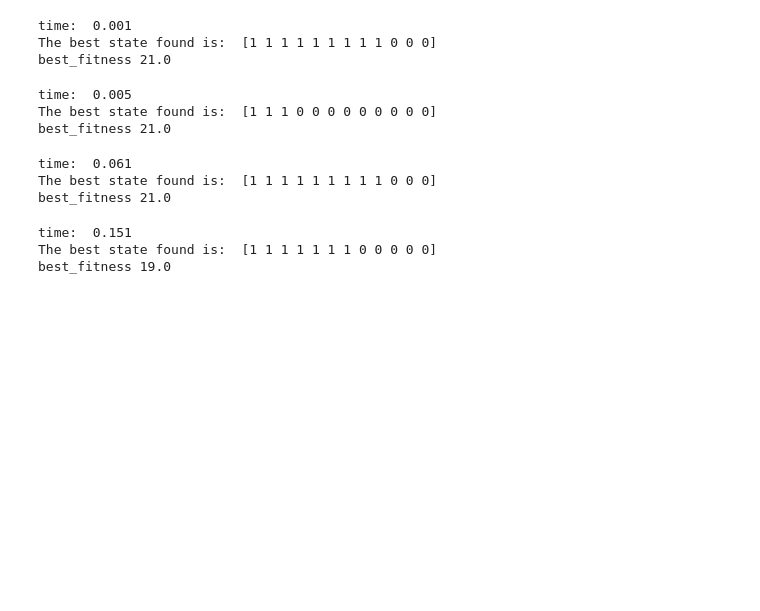
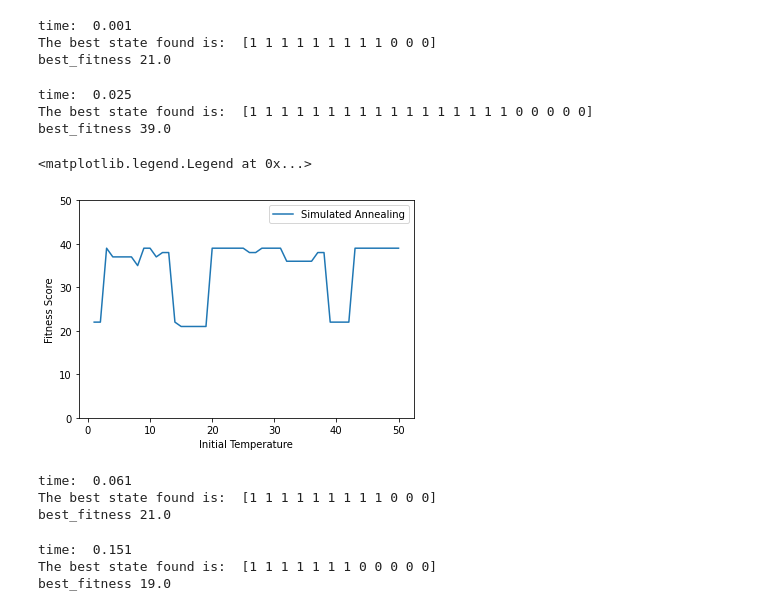
Before and after one commit to bryanliu94/CS7641_Machine_Learning, a Jupyter notebook: Assignment 2/SixPeaks.ipynb, the cells around one changed output. Drawn from its saved outputs; the diff is of its cells as text; code cells hidden in the pictures; blank space fills up the shorter version.

```diff
--- a/Assignment 2/SixPeaks.ipynb
+++ b/Assignment 2/SixPeaks.ipynb
@@ -75,6 +75,28 @@ for i in range(1, 30):
     score2.append(best_fitness)
     eval2.append(fitness_curve[-1, 1])
 
+itera2b = []
+times2b = []
+score2b = []
+eval2b = []
+for i in range(1,51):
+    schedule = mlrose.ExpDecay(i)
+
+    time1 = time.time()
+    best_state, best_fitness, fitness_curve = mlrose.simulated_annealing(problem,
+                                                                         schedule = schedule,
+                                                                         max_attempts = 25,
+                                                                         max_iters = 1000,
+#                                                                          init_state = init_state,
+                                                                         random_state = 1,
+                                                                         curve = True)
+    time2 = time.time()
+
+    itera2b.append(len(fitness_curve))
+    times2b.append(time2-time1)
+    score2b.append(best_fitness)
+    eval2b.append(fitness_curve[-1, 1])
+
 time1 = time.time()
 best_state, best_fitness, fitness_curve2 = mlrose.simulated_annealing(problem,
                                                                      schedule = schedule,
@@ -89,9 +111,18 @@ print('time: ', round(time2-time1, 3))
 print('The best state found is: ', best_state)
 print('best_fitness', best_fitness)
 # %% [output]
-time:  0.005
-The best state found is:  [1 1 1 0 0 0 0 0 0 0 0 0]
-best_fitness 21.0
+time:  0.025
+The best state found is:  [1 1 1 1 1 1 1 1 1 1 1 1 1 1 1 1 1 0 0 0 0 0]
+best_fitness 39.0
+# %%
+plt.plot(range(1, 51), score2b)
+plt.xlabel("Initial Temperature")
+plt.ylabel("Fitness Score")
+plt.ylim([0, 50])
+plt.legend(["Simulated Annealing"])
+# %% [output]
+<matplotlib.legend.Legend at 0x...>
+[figure, added]
 # %%
 itera3 = []
 times3 = []
```
Also changed, not shown: parts of 5 cells of this notebook, 11 other files.
